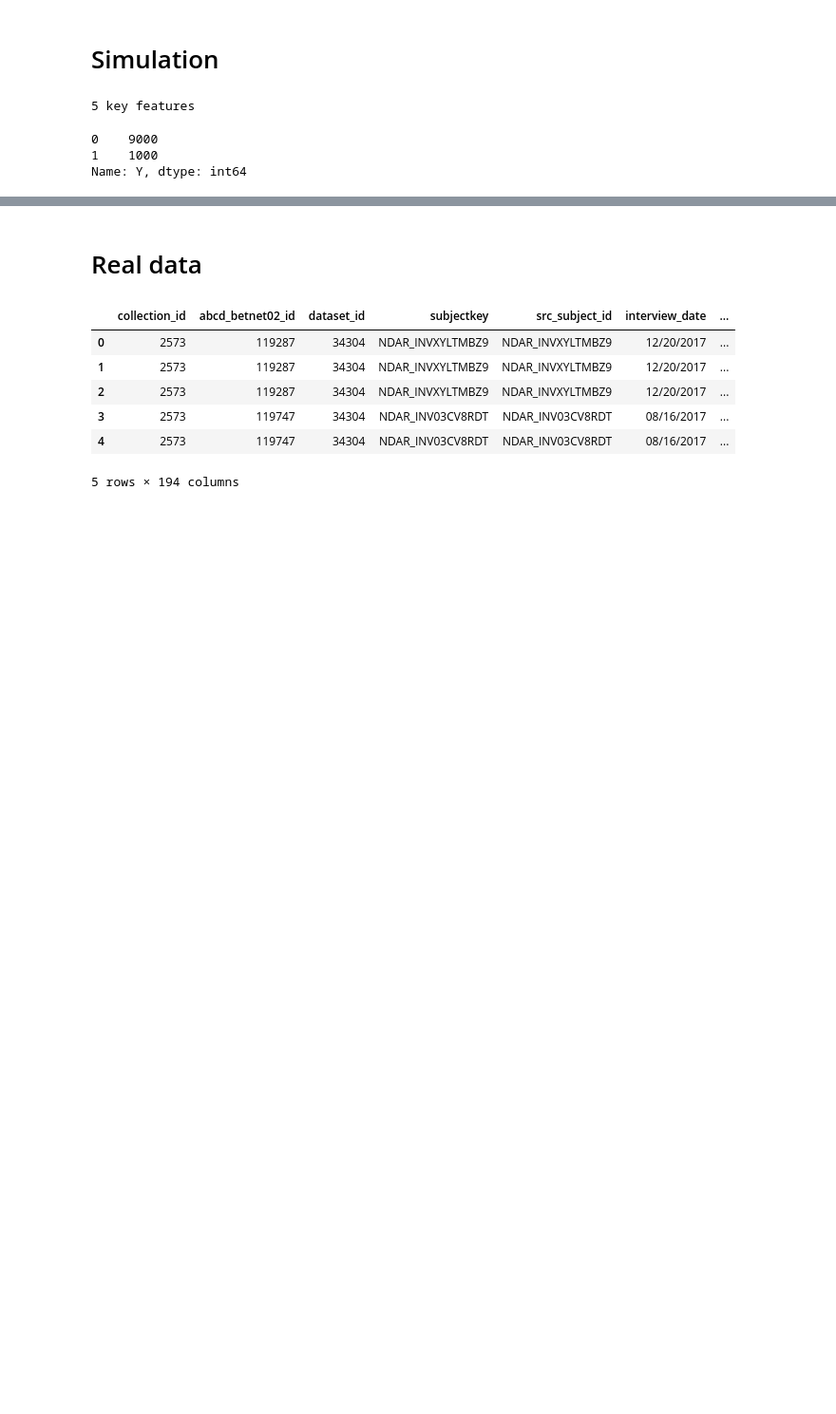
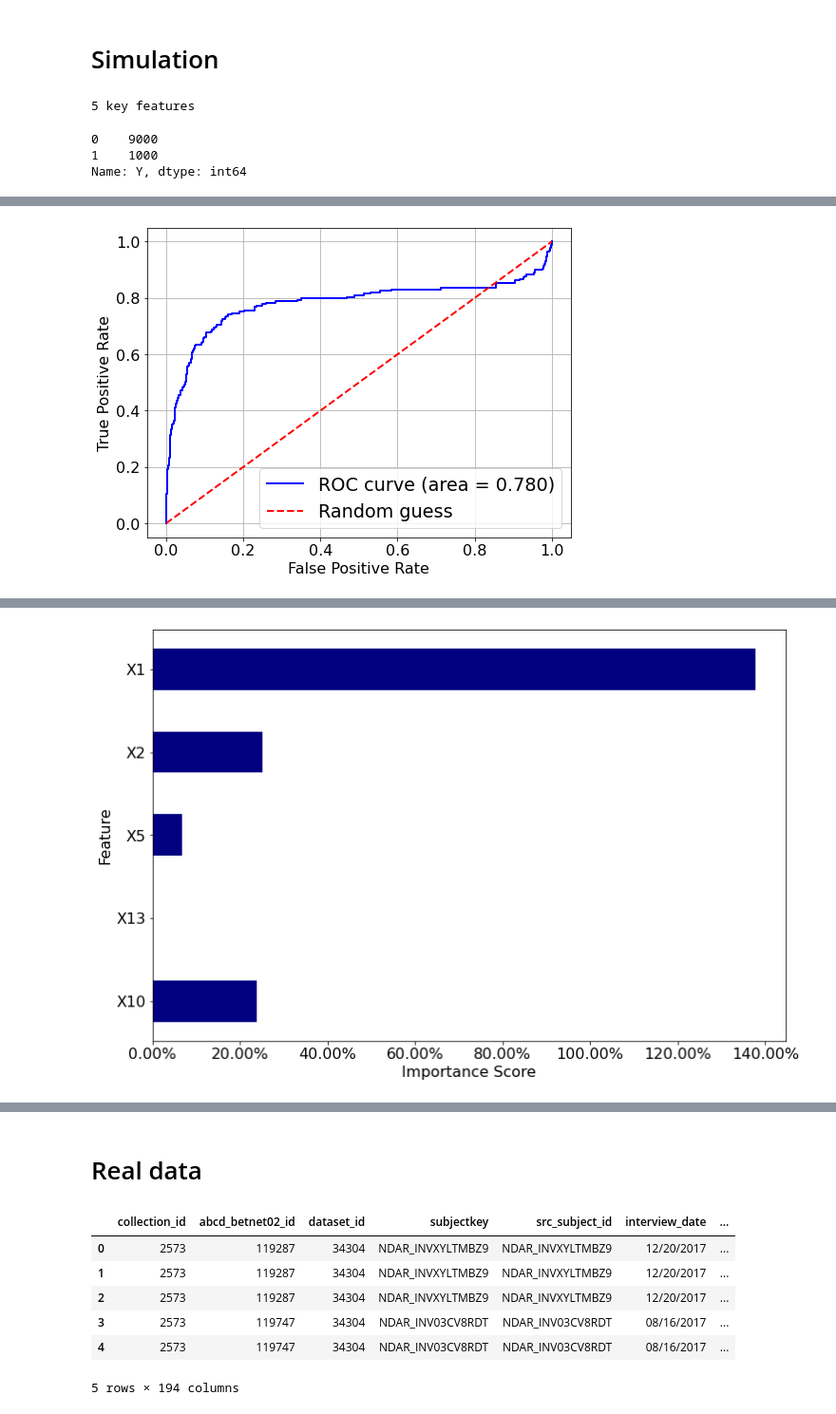
Before and after one commit to zhangqimin17/abcd, a Jupyter notebook: abcd.ipynb, the cells around one changed output, grey strips where cells are left out. Shown: that part at 95% size. Drawn from its saved outputs; the diff is of its cells as text; code cells hidden in the pictures; blank space fills up the shorter version.

```diff
--- a/abcd.ipynb
+++ b/abcd.ipynb
@@ -94,0 +36,78 @@ Selected 1 Features: Index(['X1'], dtype='object')
+# %%
+from sklearn.linear_model import LogisticRegression
+from sklearn.metrics import f1_score
+import matplotlib.pyplot as plt
+from sklearn.metrics import roc_curve, auc
+
+name = "Logistic Regression"
+
+# Fitting Logistic Regression
+log_reg = LogisticRegression()
+log_reg.fit(X_train, Y_train)
+
+# Predict probabilities on the test set
+Y_pred = log_reg.predict_proba(X_test)[:, 1]
+Y_pred_binary = (Y_pred > 0.1).astype(int)  # Converting predicted probabilities to binary
+Y_pred_1 = Y_pred
+
+accuracy = accuracy_score(Y_test, Y_pred_binary)
+print("Accuracy:", accuracy)
+
+# Calculate AUC score
+auc_score_log_reg = roc_auc_score(Y_test, Y_pred)
+print("Logistic Regression AUC Score:", auc_score_log_reg)
+
+# Calculate ROC curve
+fpr, tpr, _ = roc_curve(Y_test, Y_pred)
+
+# Calculate AUC
+roc_auc = auc(fpr, tpr)
+
+# Plot ROC curve
+plt.figure(figsize=(8, 6))
+plt.plot(fpr, tpr, color='blue', lw=2, label='ROC curve (area = %0.3f)' % roc_auc)
+plt.plot([0, 1], [0, 1], color='red', linestyle='--', lw=2, label='Random guess')
+plt.xlabel('False Positive Rate')
+plt.ylabel('True Positive Rate')
+#plt.title(f'ROC Curve of {name}')
+plt.legend(loc='lower right', fontsize='large')
+plt.grid(True)
+plt.savefig(f'roc_curve_{name.lower().replace(" ", "_")}.png', bbox_inches='tight', dpi=500)
+plt.show()
+
+# Calculate F1 score
+f1 = f1_score(Y_pred_binary, Y_test)
+print("F1 Score:", f1)
+
+# Get coefficients (feature importances)
+feature_importances = log_reg.coef_.tolist()[0]
+
+# Rank features based on their coefficients
+ranked_features = sorted(range(len(feature_importances)), key=lambda i: abs(feature_importances[i]), reverse=True)
+print(f"Top {int(n_cols/4)} features selected: {[X_train.columns[i] for i in ranked_features][:int(n_cols/4)]}")
+
+import matplotlib.ticker as ticker
+# Set custom font size
+plt.rcParams.update({'font.size': 16})
+
+# Create a figure and axis object
+fig, ax = plt.subplots(figsize=(12, 8))
+
+# Plot horizontal bar chart
+ax.barh([X_train.columns[i] for i in ranked_features][:int(n_cols/4)], [abs(i) for i in feature_importances][:int(n_cols/4)], color='navy', height=0.5)
+
+# Set axis labels
+ax.xaxis.set_major_formatter(ticker.FuncFormatter(lambda x, _: '{:.2%}'.format(x)))
+ax.set_xlabel('Importance Score')
+ax.set_ylabel('Feature')
+
+
+# Invert y-axis for better readability
+ax.invert_yaxis()
+
+# Save the plot as a PNG file
+#plt.savefig('feature_importance_simulated.png', bbox_inches='tight', dpi=500)
+
+# Show plot
+plt.show()
+# %% [output]
@@ -94,0 +116 @@ Selected 1 Features: Index(['X1'], dtype='object')
+[figure, added]
@@ -95,2 +119,3 @@ Selected 1 Features: Index(['X1'], dtype='object')
+[figure, added]
 # %%
 from sklearn.linear_model import ElasticNetCV
```
Also changed, not shown: parts of 13 cells of this notebook.
